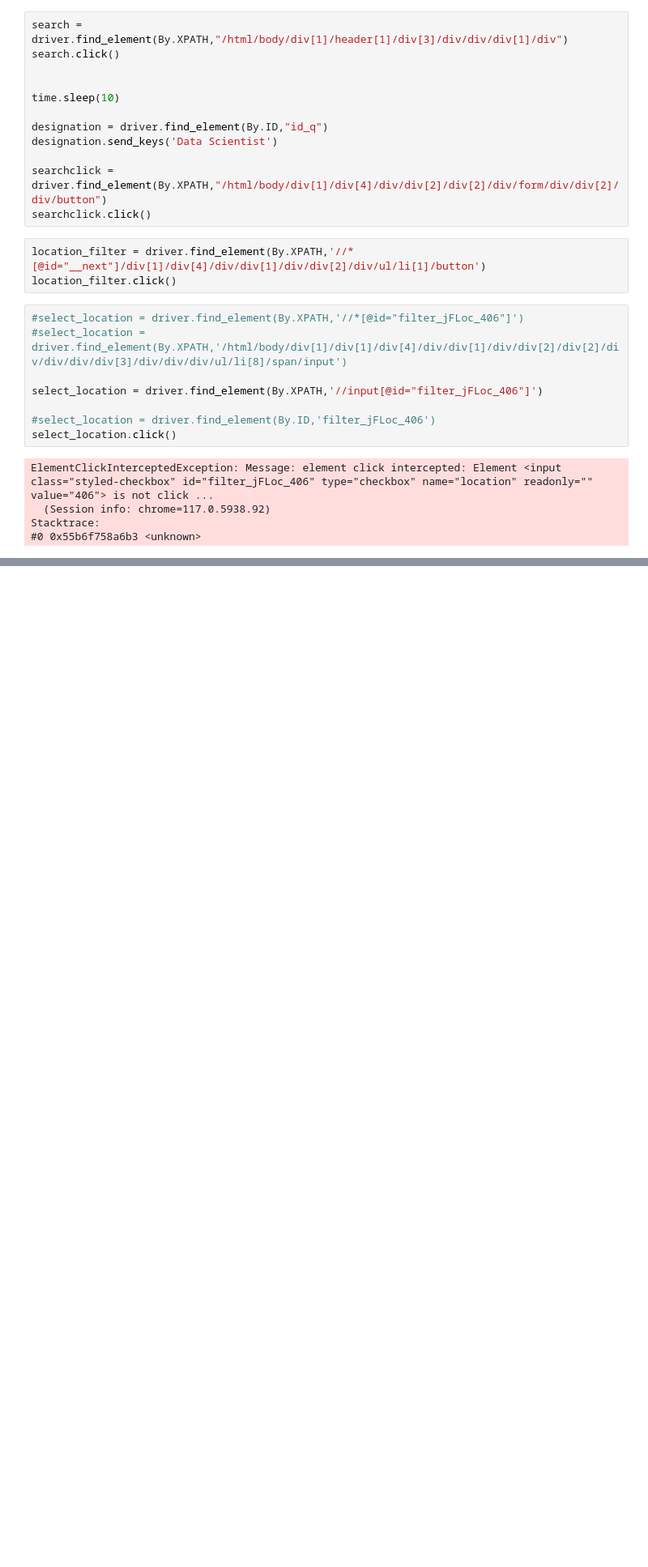
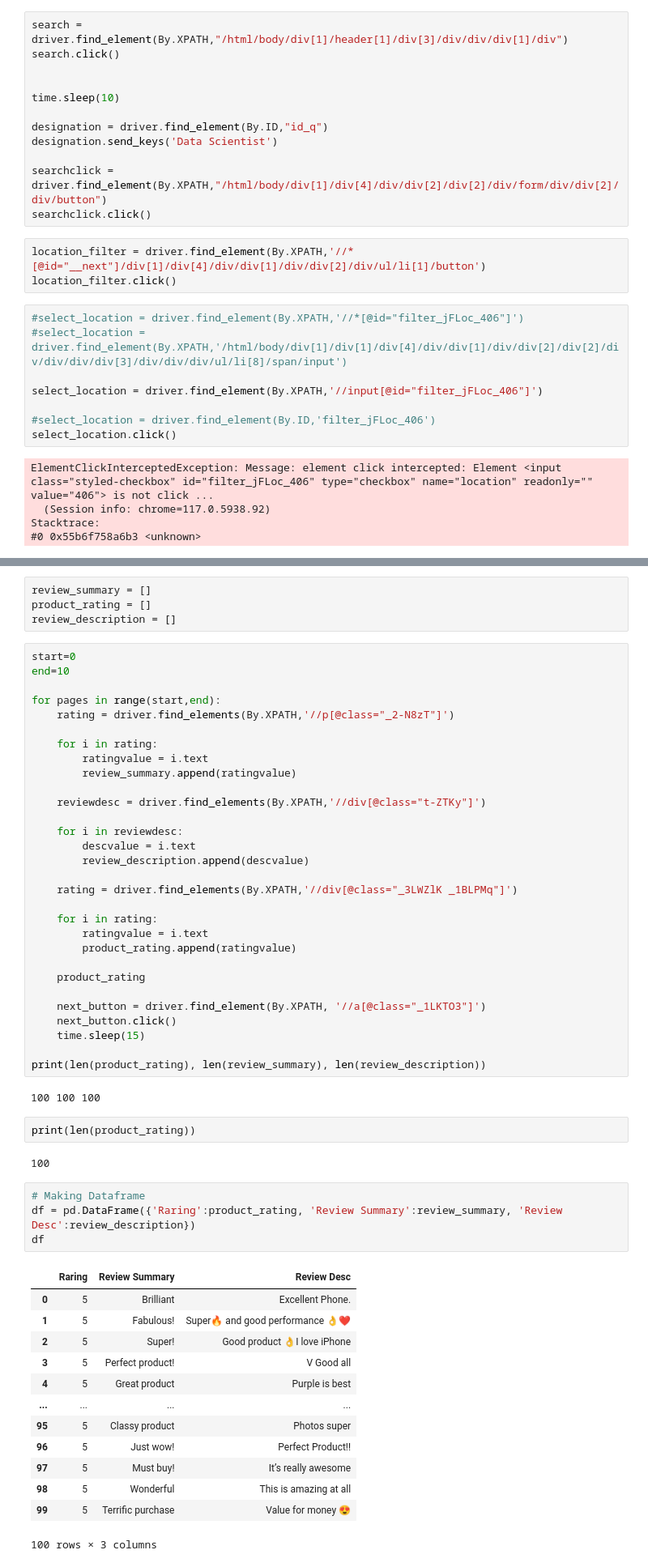
Before and after one commit to Puru2016/internship, a Jupyter notebook: WebScrapping-2/WebScraping2-tasks.ipynb, the cells around one changed output, grey strips where cells are left out. Shown at 81% size. Saved outputs shown, nothing was run; the diff lists cells and outputs as text; blank space fills up the shorter version.

```diff
--- a/WebScrapping-2/WebScraping2-tasks.ipynb
+++ b/WebScrapping-2/WebScraping2-tasks.ipynb
@@ -372,0 +411,58 @@ df
+# %%
+review_summary = []
+product_rating = []
+review_description = []
+# %%
+start=0
+end=10
+
+for pages in range(start,end):
+    rating = driver.find_elements(By.XPATH,'//p[@class="_2-N8zT"]')
+
+    for i in rating:
+        ratingvalue = i.text
+        review_summary.append(ratingvalue)
+
+    reviewdesc = driver.find_elements(By.XPATH,'//div[@class="t-ZTKy"]')
+
+    for i in reviewdesc:
+        descvalue = i.text
+        review_description.append(descvalue)
+
+    rating = driver.find_elements(By.XPATH,'//div[@class="_3LWZlK _1BLPMq"]')
+
+    for i in rating:
+        ratingvalue = i.text
+        product_rating.append(ratingvalue)
+
+    product_rating
+
+    next_button = driver.find_element(By.XPATH, '//a[@class="_1LKTO3"]')
+    next_button.click()
+    time.sleep(15)
+
+print(len(product_rating), len(review_summary), len(review_description))
+# %% [output]
+100 100 100
+# %%
+print(len(product_rating))
+# %% [output]
+100
+# %%
+# Making Dataframe
+df = pd.DataFrame({'Raring':product_rating, 'Review Summary':review_summary, 'Review Desc':review_description})
+df
+# %% [output]
+|  | Raring | Review Summary | Review Desc |
+| 0 | 5 | Brilliant | Excellent Phone. |
+| 1 | 5 | Fabulous! | Super🔥 and good performance 👌❤️ |
+| 2 | 5 | Super! | Good product 👌I love iPhone |
+| 3 | 5 | Perfect product! | V Good all |
+| 4 | 5 | Great product | Purple is best |
+| ... | ... | ... | ... |
+| 95 | 5 | Classy product | Photos super |
+| 96 | 5 | Just wow! | Perfect Product!! |
+| 97 | 5 | Must buy! | It’s really awesome |
+| 98 | 5 | Wonderful | This is amazing at all |
+| 99 | 5 | Terrific purchase | Value for money 😍 |
+100 rows × 3 columns
```
Also changed, not shown: parts of 40 cells of this notebook.
